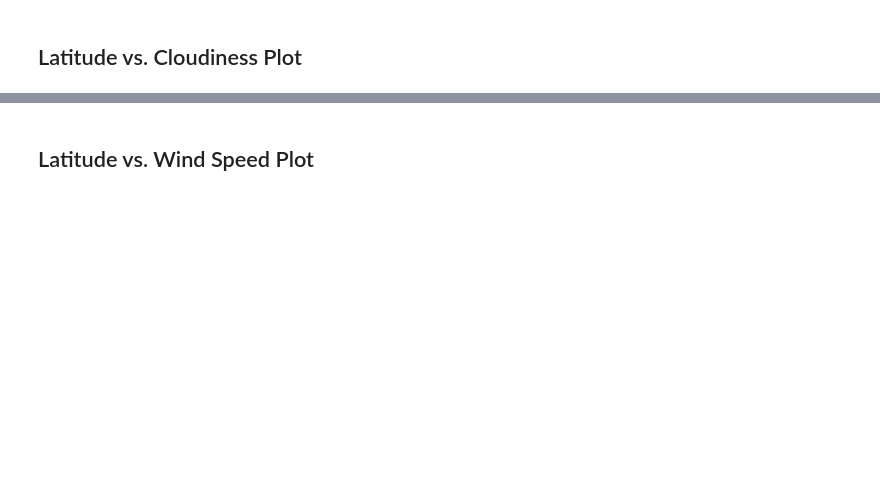
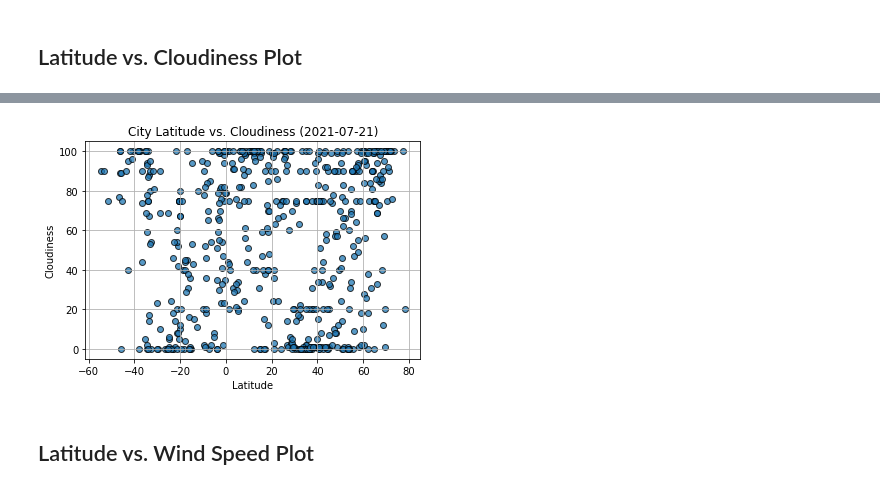
Before and after one commit to MrMrRPG/python_api_challenge, a Jupyter notebook: starter_code/WeatherPy.ipynb, the cells around one changed output, grey strips where cells are left out. Saved outputs shown, nothing was run; the diff lists cells and outputs as text; code cells hidden in the pictures; blank space fills up the shorter version.

```diff
--- a/starter_code/WeatherPy.ipynb
+++ b/starter_code/WeatherPy.ipynb
@@ -186,2 +193,10 @@ plt.show()
+# %%
+plt.scatter(summary_df.iloc[:, 1], summary_df.iloc[:, 5], edgecolors = "black", alpha = 0.75)
+plt.title(f"City Latitude vs. Cloudiness ({today})")
+plt.ylabel("Cloudiness")
+plt.xlabel("Latitude")
+plt.grid()
+# %% [output]
+[figure, added]
 # %% [markdown]
 ## Latitude vs. Wind Speed Plot
```
Also changed, not shown: parts of 7 cells of this notebook.
